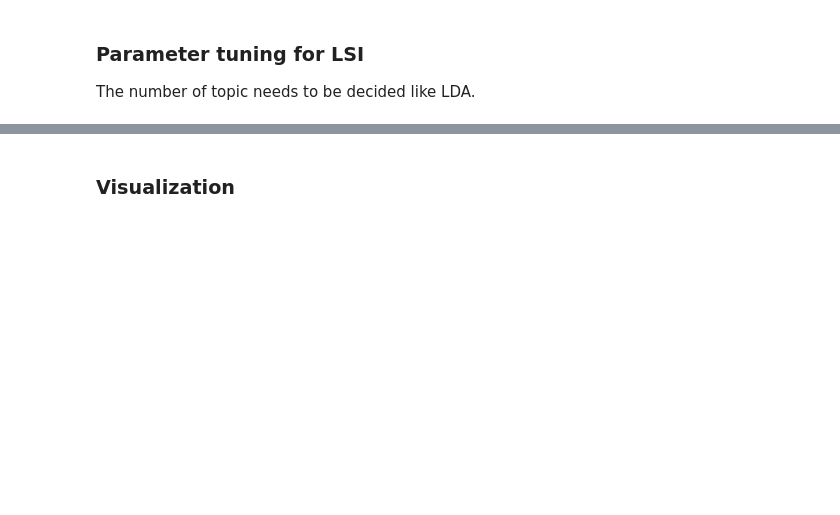
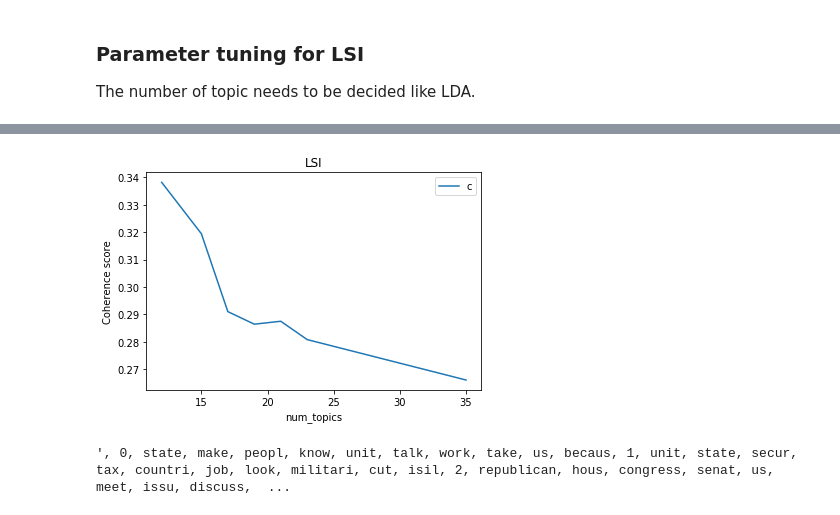
Before and after one commit to junejiy/capstone2, a Jupyter notebook: ObamaBriefing_2.ipynb, the cells around one changed output, grey strips where cells are left out. Drawn from its saved outputs; the diff is of its cells as text; code cells hidden in the pictures; blank space fills up the shorter version.

```diff
--- a/ObamaBriefing_2.ipynb
+++ b/ObamaBriefing_2.ipynb
@@ -292,0 +288,3 @@ plt.show()
+# %%
+# The optimal model with 23 topics
+lda = gensim.models.ldamodel.LdaModel(corpus=raw_corpus2, id2word=dictionary, num_topics=23, update_every=1, chunksize=50, passes=1)
@@ -304,10 +328,2 @@ pyLDAvis.display(followers_data)
 
 This is a useful topic modeling algorithm in that it can rank topics by itself. Thus it outputs topics in a ranked order.
-# %%
-
-from gensim.models.coherencemodel import CoherenceModel
-
-
-lsi = gensim.models.lsimodel.LsiModel(corpus=raw_corpus2, id2word=dictionary, num_topics=10)
-coherencemodel = CoherenceModel(model=lsi, texts=descriptions, dictionary=dictionary, coherence='c_v')
-coherencemodel.get_coherence()
@@ -352,8 +370,9 @@ cohere_list_lsi
 # %%
-plt.plot(num_topic, cohere_list)
+plt.plot(num_topic, cohere_list_lsi)
+plt.title("LSI")
 plt.xlabel("num_topics")
 plt.ylabel("Coherence score")
 plt.legend(("c_v"), loc='best')
 plt.show()
+# %% [output]
+[figure, added]
-# %% [markdown]
-###  Visualization
@@ -362,0 +381,14 @@ pyLDAvis.display(followers_data)
+# %%
+# To print the result for each topic
+
+sitopics = lsi.print_topics(23)
+
+output = ""
+
+for j in range(0,len(sitopics)):
+    output = output+ ", " + str(j)
+    for i in range(0, len(lsi.show_topic(j))) :
+        output = output + ", "+ str(lsi.show_topic(j)[i] [0])
+output
+# %% [output]
+', 0, state, make, peopl, know, unit, talk, work, take, us, becaus, 1, unit, state, secur, tax, countri, job, look, militari, cut, isil, 2, republican, hous, congress, senat, us, meet, issu, discuss,  ...
```
Also changed, not shown: parts of 19 cells of this notebook, 1 other file.
